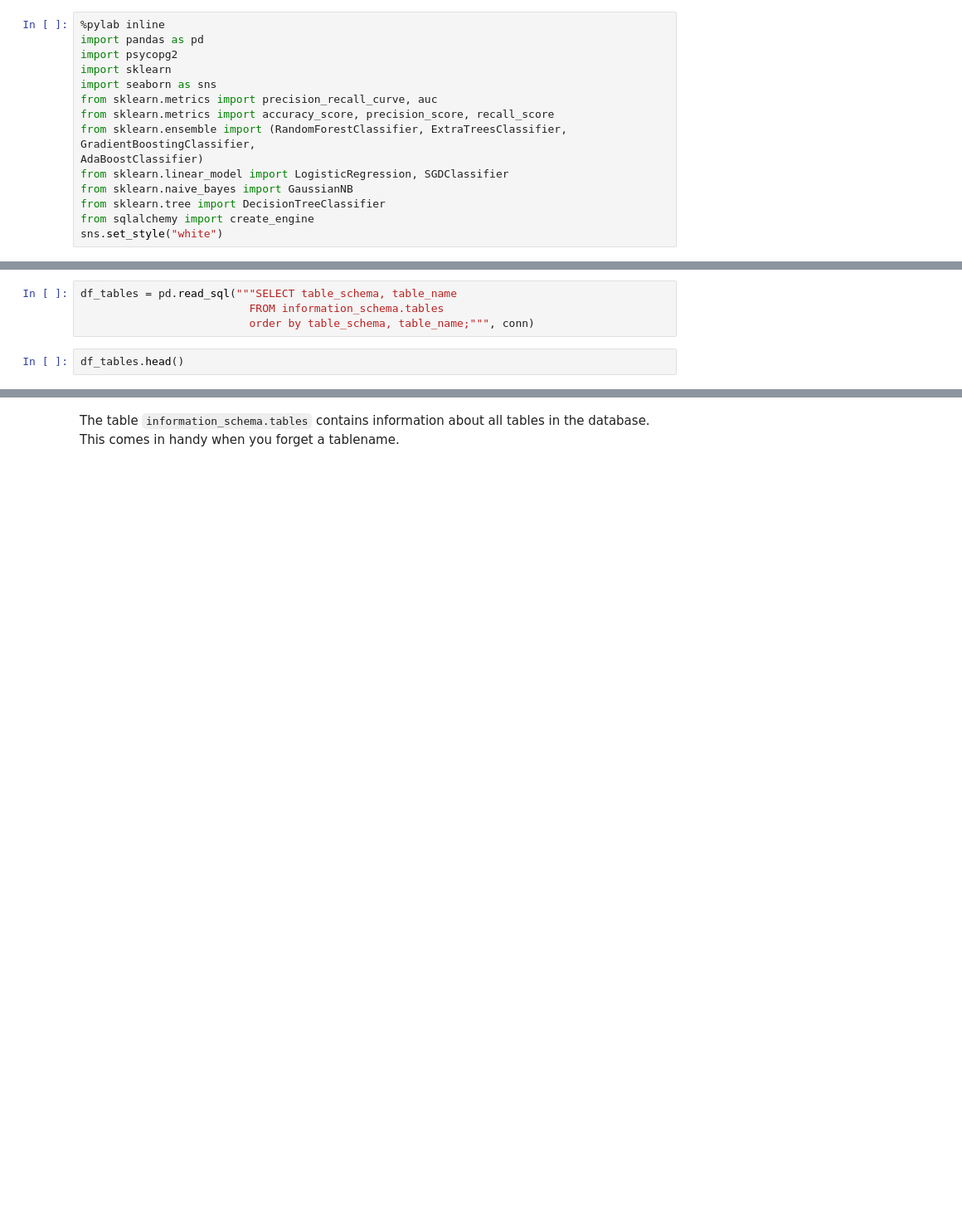
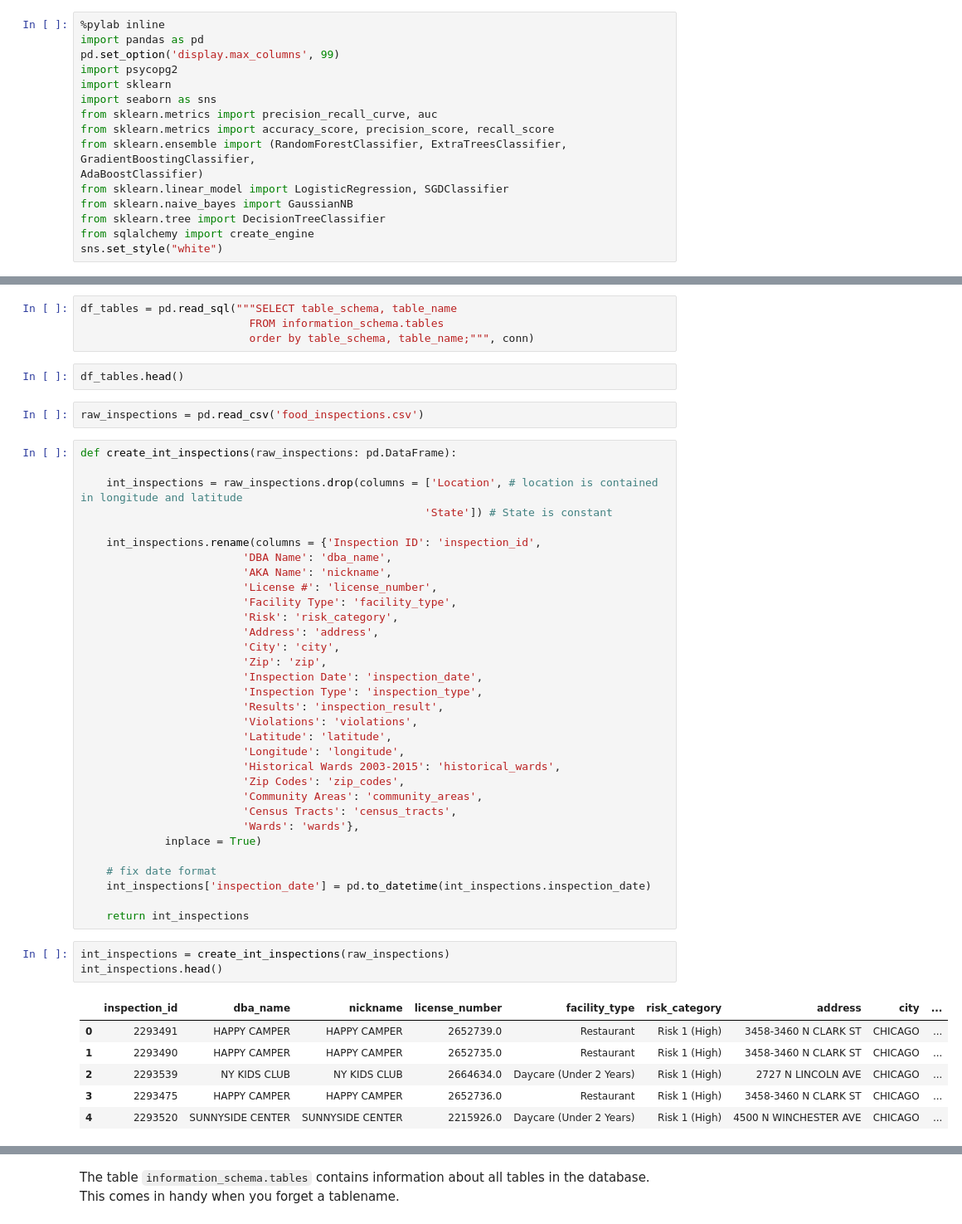
Before and after one commit to dssg/hitchhikers-guide, a Jupyter notebook: sources/curriculum/3_modeling_and_machine_learning/machine-learning/machine_learning_clean.ipynb, the cells around one changed output, grey strips where cells are left out. Shown: that part at 83% size. Drawn from its saved outputs; the diff is of its cells as text; blank space fills up the shorter version.

```diff
--- a/sources/curriculum/3_modeling_and_machine_learning/machine-learning/machine_learning_clean.ipynb
+++ b/sources/curriculum/3_modeling_and_machine_learning/machine-learning/machine_learning_clean.ipynb
@@ -32,6 +32,7 @@ Before we begin, run the code cell below to initialize the libraries we'll be us
 # %%
 %pylab inline
 import pandas as pd
+pd.set_option('display.max_columns', 99)
 import psycopg2
 import sklearn
 import seaborn as sns
@@ -58,3 +61,47 @@ df_tables = pd.read_sql("""SELECT table_schema, table_name
                           order by table_schema, table_name;""", conn)
 # %%
 df_tables.head()
+# %%
+raw_inspections = pd.read_csv('food_inspections.csv')
+# %%
+def create_int_inspections(raw_inspections: pd.DataFrame):
+
+    int_inspections = raw_inspections.drop(columns = ['Location', # location is contained in longitude and latitude
+                                                     'State']) # State is constant
+
+    int_inspections.rename(columns = {'Inspection ID': 'inspection_id',
+                         'DBA Name': 'dba_name',
+                         'AKA Name': 'nickname',
+                         'License #': 'license_number',
+                         'Facility Type': 'facility_type',
+                         'Risk': 'risk_category',
+                         'Address': 'address',
+                         'City': 'city',
+                         'Zip': 'zip',
+                         'Inspection Date': 'inspection_date',
+                         'Inspection Type': 'inspection_type',
+                         'Results': 'inspection_result',
+                         'Violations': 'violations',
+                         'Latitude': 'latitude',
+                         'Longitude': 'longitude',
+                         'Historical Wards 2003-2015': 'historical_wards',
+                         'Zip Codes': 'zip_codes',
+                         'Community Areas': 'community_areas',
+                         'Census Tracts': 'census_tracts',
+                         'Wards': 'wards'},
+             inplace = True)
+
+    # fix date format
+    int_inspections['inspection_date'] = pd.to_datetime(int_inspections.inspection_date)
+
+    return int_inspections
+# %%
+int_inspections = create_int_inspections(raw_inspections)
+int_inspections.head()
+# %% [output]
+|  | inspection_id | dba_name | nickname | license_number | facility_type | risk_category | address | city | ... |
+| 0 | 2293491 | HAPPY CAMPER | HAPPY CAMPER | 2652739.0 | Restaurant | Risk 1 (High) | 3458-3460 N CLARK ST | CHICAGO | ... |
+| 1 | 2293490 | HAPPY CAMPER | HAPPY CAMPER | 2652735.0 | Restaurant | Risk 1 (High) | 3458-3460 N CLARK ST | CHICAGO | ... |
+| 2 | 2293539 | NY KIDS CLUB | NY KIDS CLUB | 2664634.0 | Daycare (Under 2 Years) | Risk 1 (High) | 2727 N LINCOLN AVE | CHICAGO | ... |
+| 3 | 2293475 | HAPPY CAMPER | HAPPY CAMPER | 2652736.0 | Restaurant | Risk 1 (High) | 3458-3460 N CLARK ST | CHICAGO | ... |
+| 4 | 2293520 | SUNNYSIDE CENTER | SUNNYSIDE CENTER | 2215926.0 | Daycare (Under 2 Years) | Risk 1 (High) | 4500 N WINCHESTER AVE | CHICAGO | ... |
```
Also changed, not shown: parts of 67 cells of this notebook.
